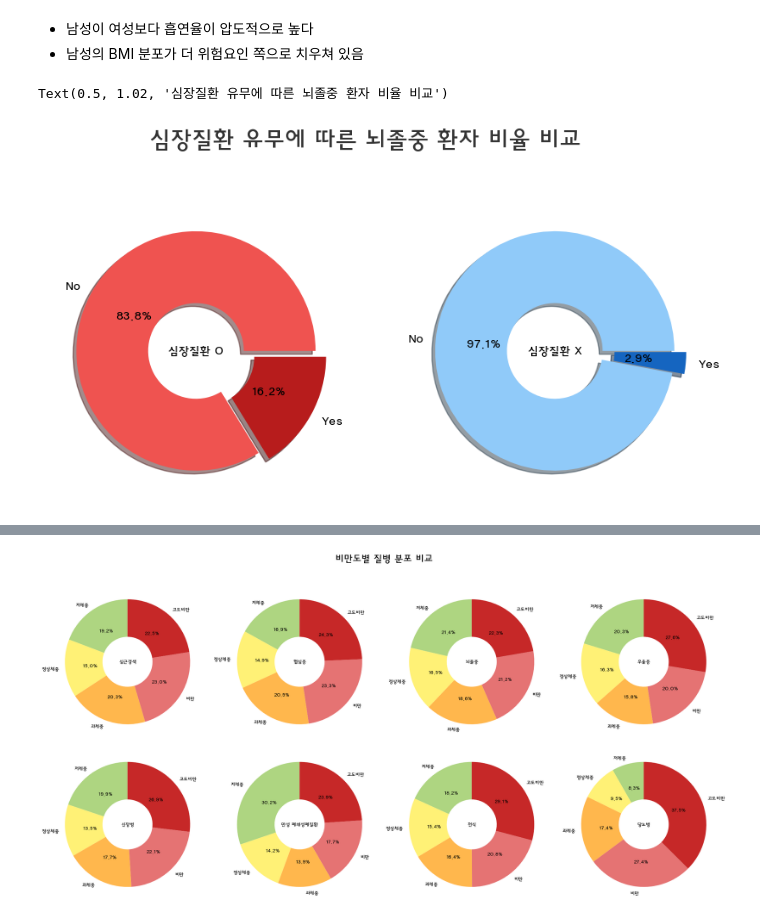
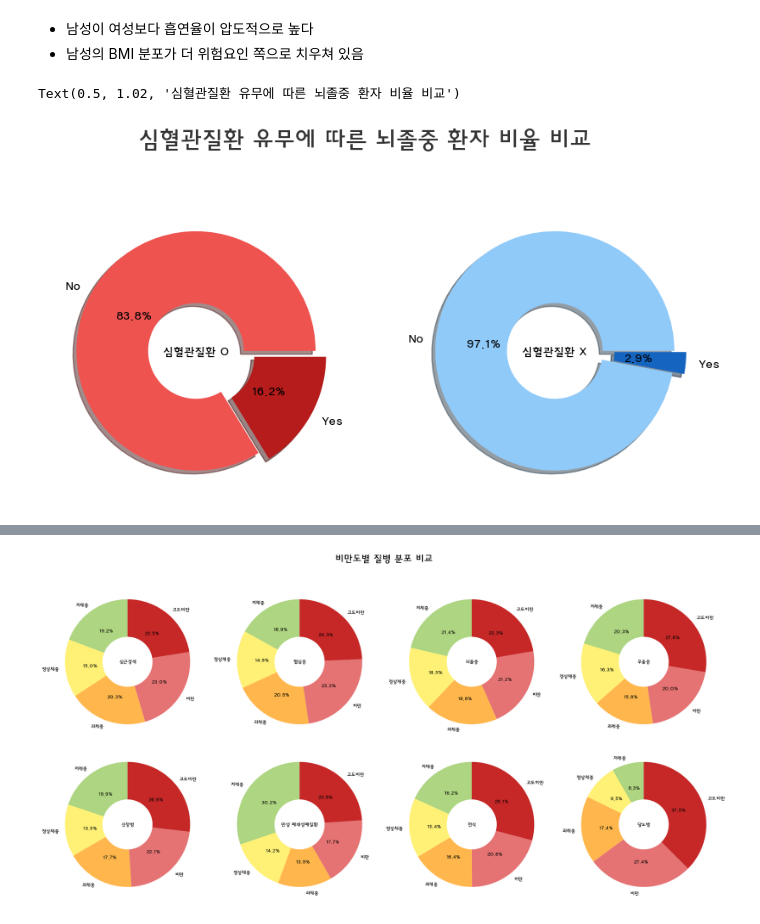
Before and after one commit to Team-3man/disease_analysis, a Jupyter notebook: disease_analysis_lks.ipynb, the cells around one changed output, grey strips where cells are left out. Drawn from its saved outputs; the diff is of its cells as text; code cells hidden in the pictures.

```diff
--- a/disease_analysis_lks.ipynb
+++ b/disease_analysis_lks.ipynb
@@ -444,35 +444,35 @@ plt.show()
 heart_df = df[df['HeartDisease'] == 'Yes']
 no_heart_df = df[df['HeartDisease'] == 'No']
 
 
 heart_count = heart_df['HadStroke'].value_counts()
 no_heart_count = no_heart_df['HadStroke'].value_counts()
 
 fig, ax = plt.subplots(1, 2, figsize=(10, 5))
 
 explode = [0, 0.1]
 ax[0].pie(heart_count, labels= heart_count.index,
         autopct = '%1.1f%%',
         wedgeprops={'width' : 0.6}, colors = ['#EF5350','#B71C1C'], shadow=True,
         explode = explode
 
         )
 
 ax[1].pie(no_heart_count, labels = no_heart_count.index,
           autopct = '%1.1f%%',
           wedgeprops = {'width' : 0.6}, colors = ['#90CAF9', '#1565C0'], shadow = True,
           explode = explode)
 
 
-ax[0].text(0, 0, '심장질환 O', ha='center', va = 'center', fontsize = 10)
-ax[1].text(0, 0, '심장질환 X', ha='center', va = 'center', fontsize = 10)
+ax[0].text(0, 0, '심혈관질환 O', ha='center', va = 'center', fontsize = 10)
+ax[1].text(0, 0, '심혈관질환 X', ha='center', va = 'center', fontsize = 10)
 plt.suptitle(
-    '심장질환 유무에 따른 뇌졸중 환자 비율 비교',
+    '심혈관질환 유무에 따른 뇌졸중 환자 비율 비교',
     fontsize=20,
     fontweight='bold',
     color='#333333',
     y=1.02
 )
 # %% [output]
-Text(0.5, 1.02, '심장질환 유무에 따른 뇌졸중 환자 비율 비교')
+Text(0.5, 1.02, '심혈관질환 유무에 따른 뇌졸중 환자 비율 비교')
-[figure, old version]
+[figure, new version]
```
Also changed, not shown: parts of 7 cells of this notebook.
